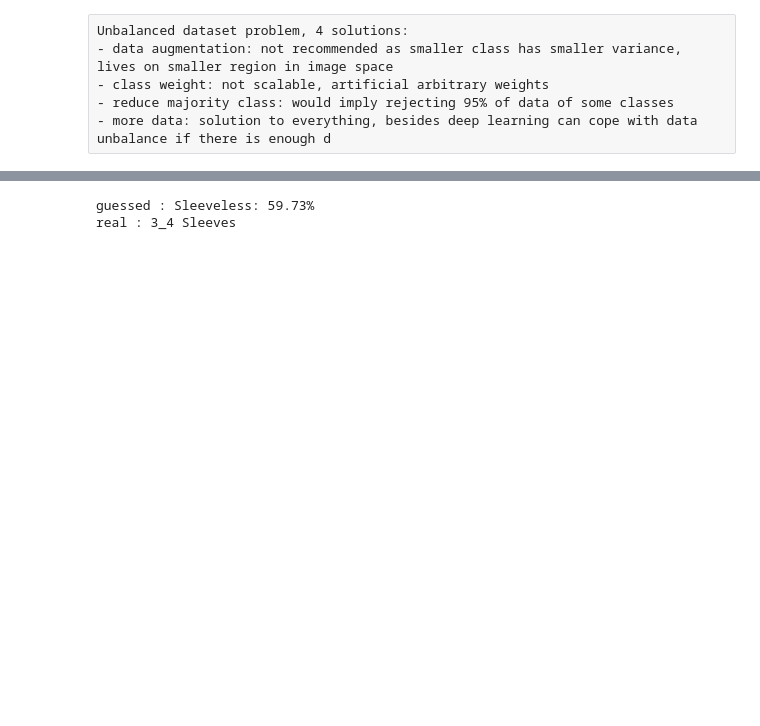
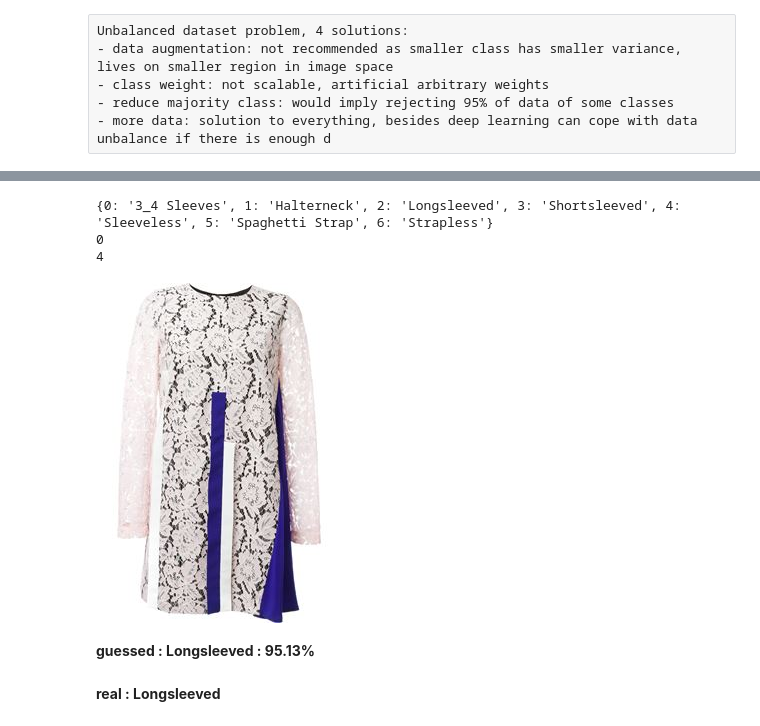
Before and after one commit to natoucs/FashionHackhathon, a Jupyter notebook: first_shot.ipynb, the cells around one changed output, grey strips where cells are left out. Drawn from its saved outputs; the diff is of its cells as text; code cells hidden in the pictures; blank space fills up the shorter version.

```diff
--- a/first_shot.ipynb
+++ b/first_shot.ipynb
@@ -460,15 +465,31 @@ data = validation_generator.filenames
+# %%
+np.set_printoptions(formatter={'float': lambda x: "{0:0.3f}".format(x)})
+a = 5
+print(labels_names)
+print(labels[a])
+print(np.argmax(proba[a]))
+# %% [output]
+{0: '3_4 Sleeves', 1: 'Halterneck', 2: 'Longsleeved', 3: 'Shortsleeved', 4: 'Sleeveless', 5: 'Spaghetti Strap', 6: 'Strapless'}
+0
+4
 # %%
-# draw the label on the image
-import imutils, cv2
+# Look at some results
 
-i = 0
+from IPython.display import Markdown
 
-Image('data/validation/' + data[i])
+def printmd(string):
+    display(Markdown('**' + string + '**'))
+
+i = 103
+
+display( Image('data/validation/' + data[i]) )
 real_label = 'real : ' + labels_names[labels[i]]
 tmp = np.argmax(proba[i])
-guessed_label =  "guessed : {}: {:.2f}%".format( labels_names[ tmp ] , proba[i][tmp] * 100)
-print(guessed_label)
-print(real_label)
+guessed_label =  "guessed : {} : {:.2f}%".format( labels_names[ tmp ] , proba[i][tmp] * 100)
+
+printmd( guessed_label  )
+printmd( real_label )
 # %% [output]
-guessed : Sleeveless: 59.73%
-real : 3_4 Sleeves
+[figure, added]
+**guessed : Longsleeved : 95.13%**
+**real : Longsleeved**
```
Also changed, not shown: parts of 22 cells of this notebook.
